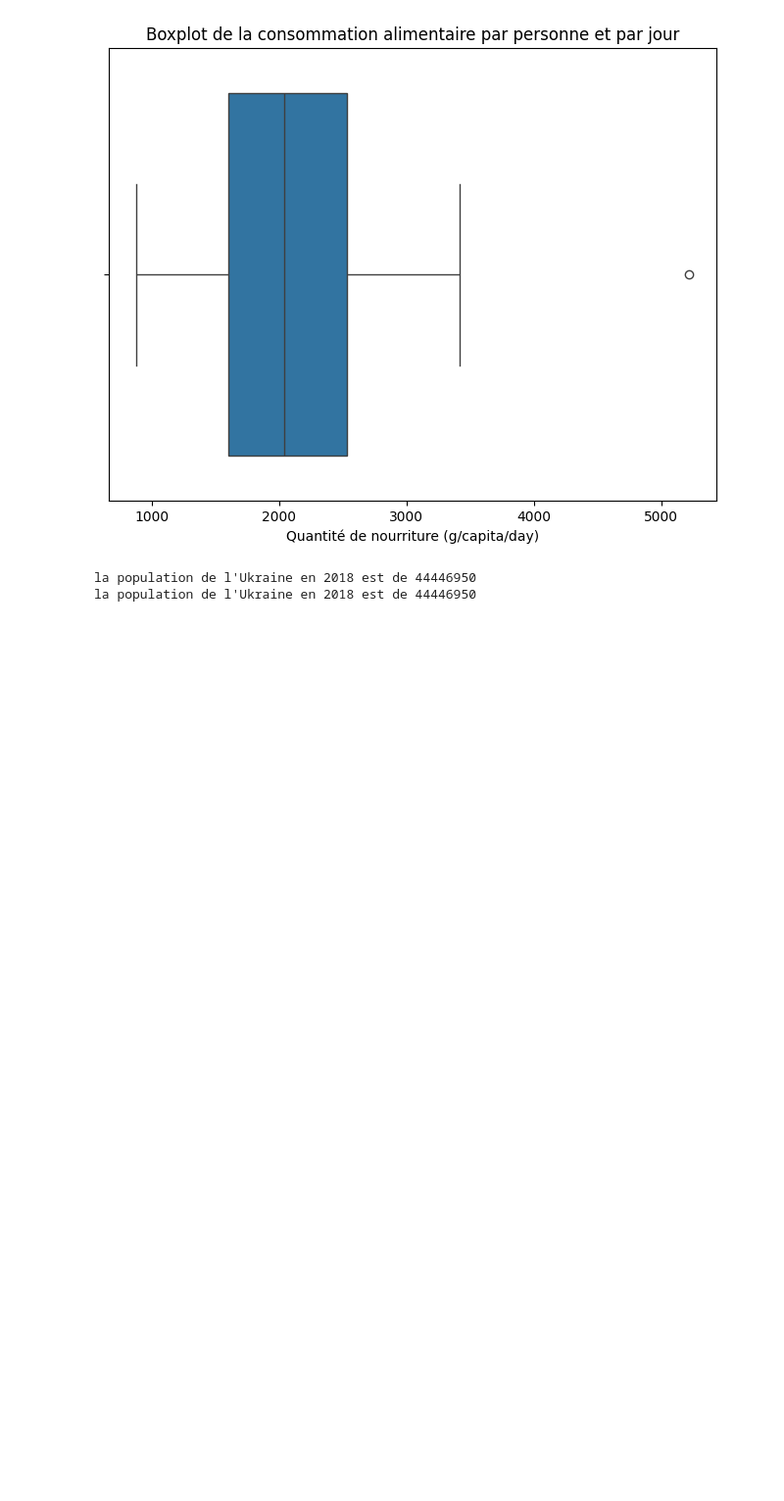
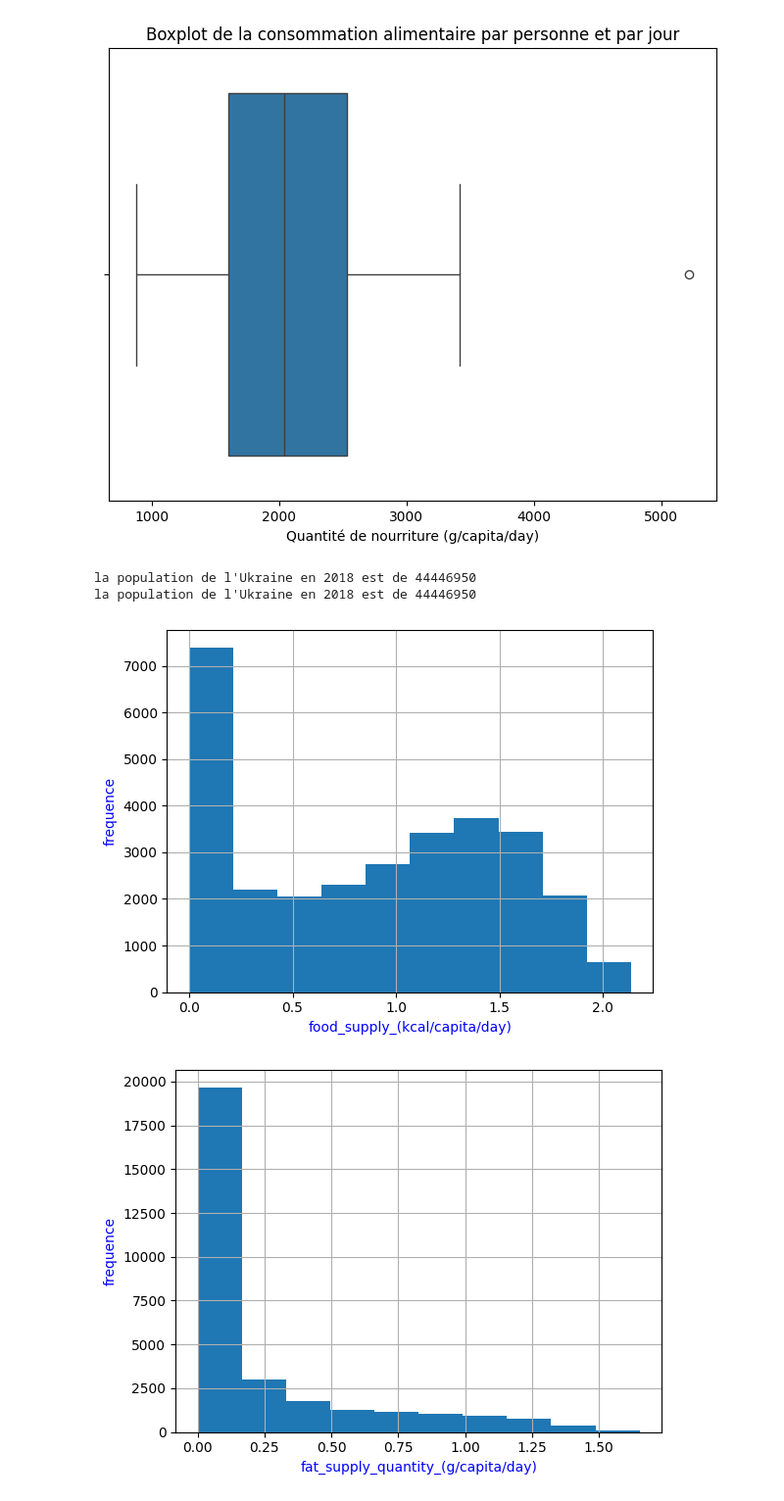
Before and after one commit to faridig/FAO_STAT, a Jupyter notebook: farid.ipynb, the cells around one changed output. Shown at 98% size. Cells and saved outputs as stored; diff of their text form; code cells hidden in the pictures; blank space fills up the shorter version.

```diff
--- a/farid.ipynb
+++ b/farid.ipynb
@@ -430,6 +430,25 @@ pop_ukraine_2018 = df_final.loc[(df_final['country'] == 'Ukraine') & (df_final['
 
 
 print(f"la population de l'Ukraine en 2018 est de {pop_ukraine_2018[3]}")
+
+df_final1 = df_final
 # %% [output]
 la population de l'Ukraine en 2018 est de 44446950
 la population de l'Ukraine en 2018 est de 44446950
+# %%
+# question 18:Visualisez la distribution des données numériques à l’aide d’un histogramme. Utilisez une boucle si nécessaire. Si certaines variables contiennent des valeurs extrêmes vous pouvez effectuer une transformation sur vos données. (En logarithmes par exemple)
+import numpy as np
+
+donnees_num =['food_supply_(kcal/capita/day)', 'fat_supply_quantity_(g/capita/day)', 'protein_supply_quantity_(g/capita/day)',
+              'food_supply_quantity_(g/capita/day)']
+
+for i in donnees_num:
+    df_final1[i] = np.log1p(df_final1[i])
+    df_final1[i].hist()
+    plt.xlabel(i, color='b')
+    plt.ylabel("frequence", color='b')
+
+    plt.show()
+# %% [output]
+[figure, added]
+[figure, added]
```
Also changed, not shown: parts of 7 cells of this notebook, 1 other file.
